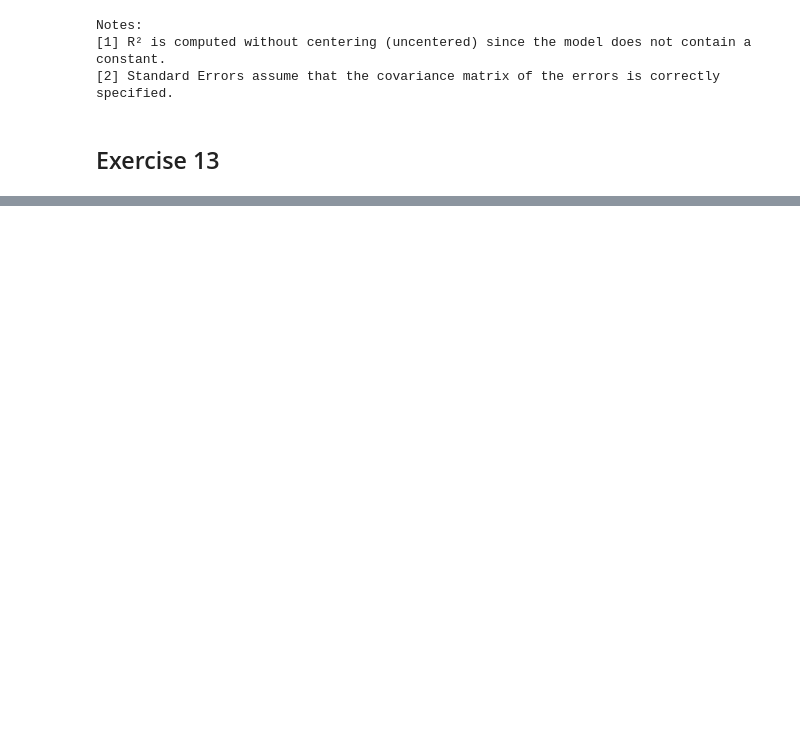
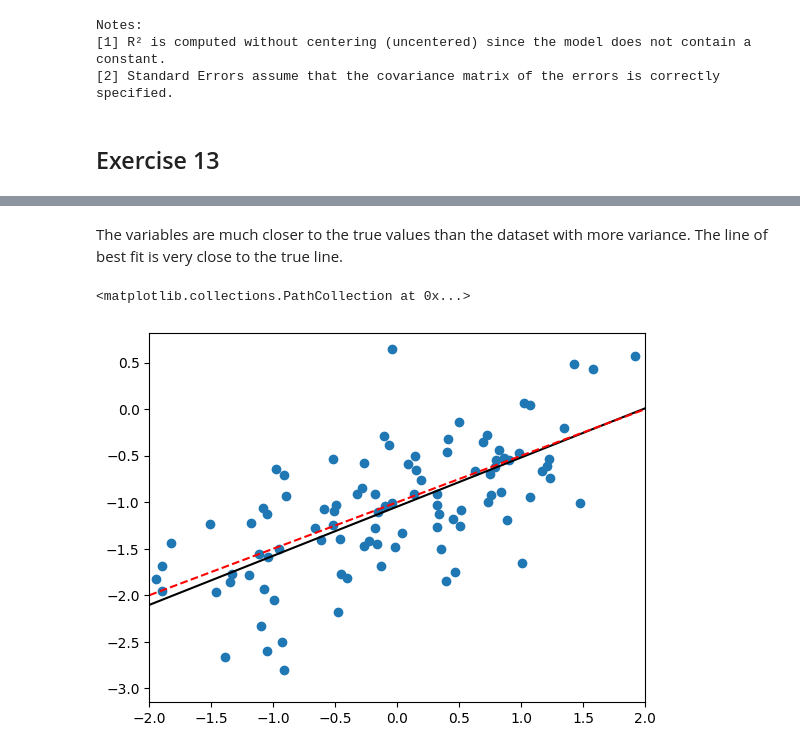
Before and after one commit to Squirrelcoding/ISLP, a Jupyter notebook: Lab_2.ipynb, the cells around one changed output, grey strips where cells are left out. Drawn from its saved outputs; the diff is of its cells as text; code cells hidden in the pictures; blank space fills up the shorter version.

```diff
--- a/Lab_2.ipynb
+++ b/Lab_2.ipynb
@@ -1033,0 +1134,11 @@ Notes:
+# %%
+X = pd.DataFrame({
+    "x": x,
+    'intercept ': np.ones(100),
+})
+
+model = sm.OLS(y, X)
+
+results = model.fit()
+
+results.summary()
@@ -1033,0 +1165,12 @@ Notes:
+# %% [markdown]
+The variables are much closer to the true values than the dataset with more variance. The line of best fit is very close to the true line.
+# %%
+fig, ax = plt.subplots()
+
+ax.set_xlim(-2, 2)
+abline(ax, results.params[1], results.params[0], c='k')
+abline(ax, -1, 0.5, c='r', linestyle='--')
+ax.scatter(x, y)
+# %% [output]
+<matplotlib.collections.PathCollection at 0x...>
+[figure, added]
```
Also changed, not shown: parts of 38 cells of this notebook.
